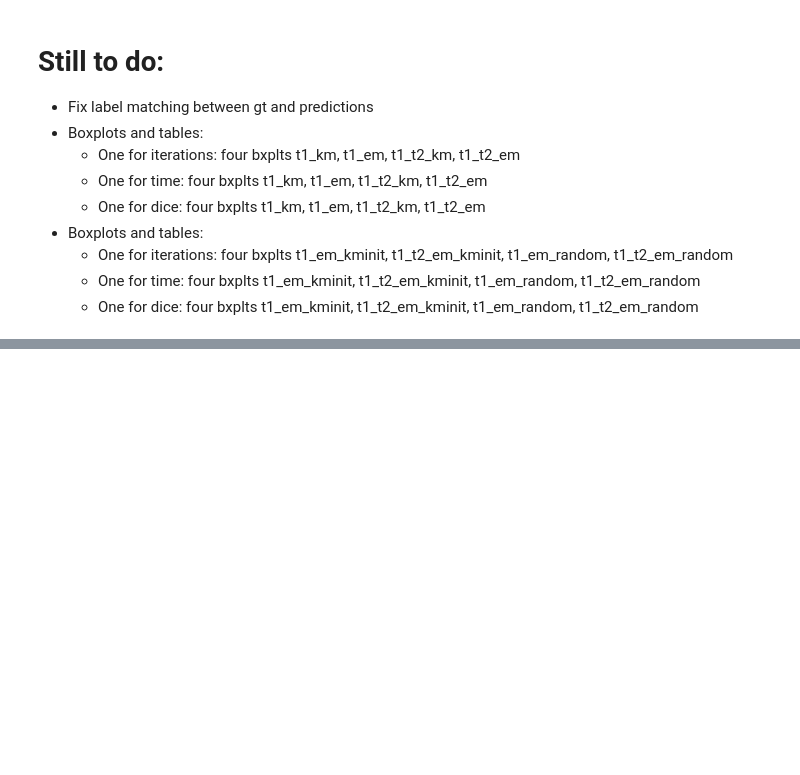
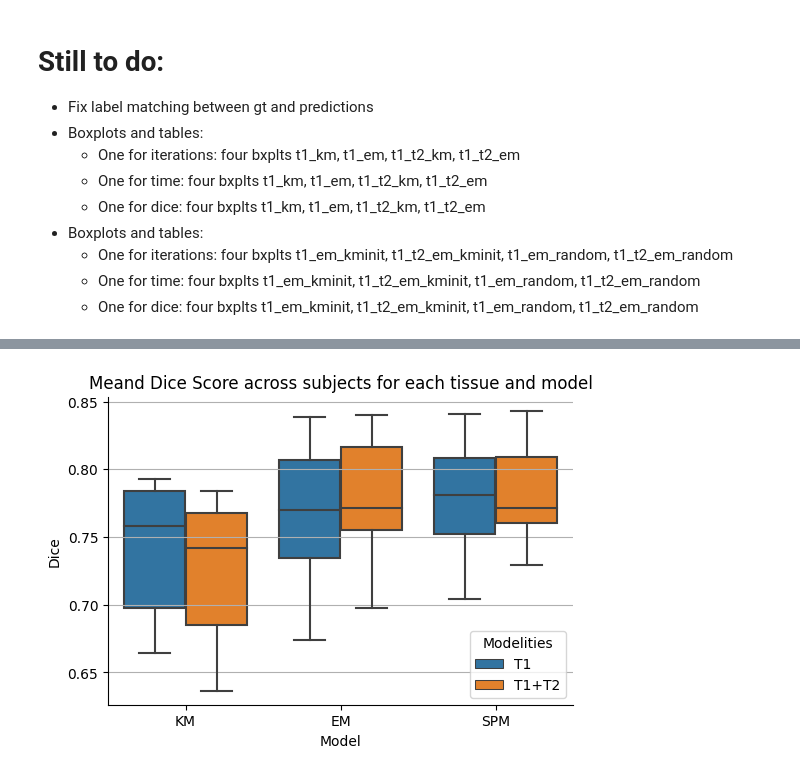
Before and after one commit to kakou34/misa_lab, a Jupyter notebook: lab2/lab2.ipynb, the cells around one changed output, grey strips where cells are left out. Cells and saved outputs as stored; diff of their text form; code cells hidden in the pictures; blank space fills up the shorter version.

```diff
--- a/lab2/lab2.ipynb
+++ b/lab2/lab2.ipynb
@@ -172,0 +250,14 @@ dice_scores
+# %%
+df = pd.melt(dice_scores, id_vars=['modalities', 'subject', 'model'], value_vars=['CSF', 'GM', 'WM'], ignore_index=False)
+df['model'] = df['model'].str.upper()
+df.columns = ['Modalities', 'Subject', 'Model', 'Tissue', 'Dice']
+# %%
+plt.figure(figsize=(6,4))
+plt.title('Meand Dice Score across subjects for each tissue and model')
+sns.boxplot(data=df, x="Model", y="Dice", hue="Modalities")
+sns.despine()
+plt.grid(axis='y')
+plt.legend(loc='lower right', title='Modelities')
+plt.show()
+# %% [output]
+[figure, added]
```
Also changed, not shown: parts of 8 cells of this notebook, 3 other files.
